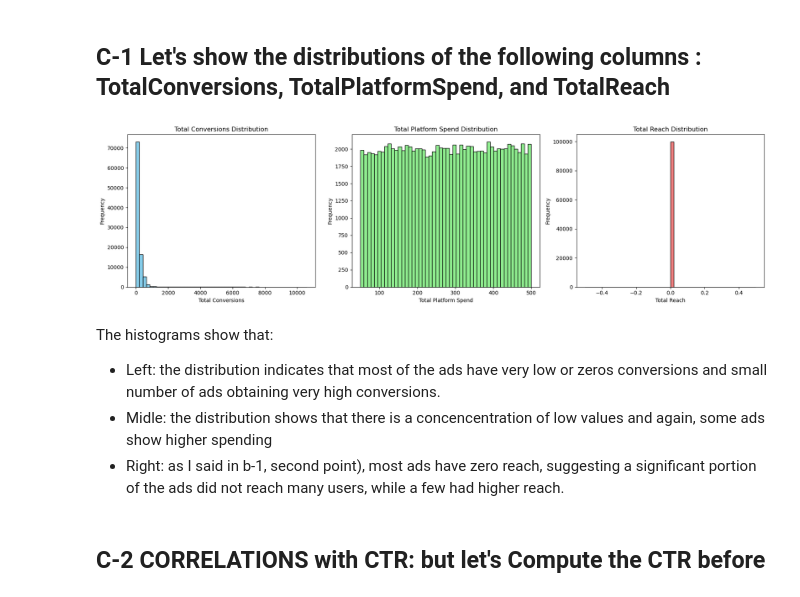
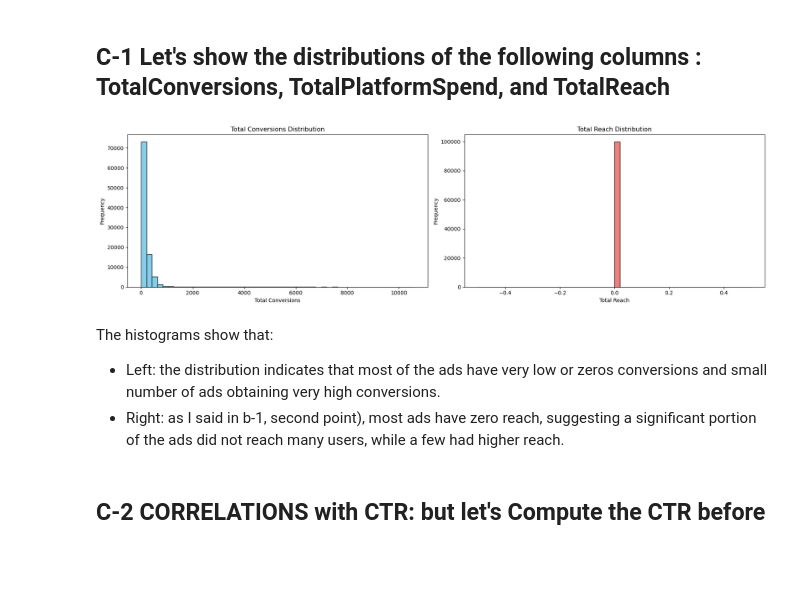
Before and after one commit to Ousmanepoid/CTR-prediction, a Jupyter notebook: CTR_use_case_ousmane_Diop.ipynb, the cells around one changed output. Drawn from its saved outputs; the diff is of its cells as text; code cells hidden in the pictures; blank space fills up the shorter version.

```diff
--- a/CTR_use_case_ousmane_Diop.ipynb
+++ b/CTR_use_case_ousmane_Diop.ipynb
@@ -191,36 +191,30 @@ Series([], dtype: float64)
 # %%
 import matplotlib.pyplot as plt
 
-fig, axes = plt.subplots(1, 3, figsize=(18, 5))
+fig, axes = plt.subplots(1, 2, figsize=(18, 5))
 
 # Total Conversions distribution
 axes[0].hist(data['TotalConversions'], bins=50, color='skyblue', edgecolor='black')
 axes[0].set_title('Total Conversions Distribution')
 axes[0].set_xlabel('Total Conversions')
 axes[0].set_ylabel('Frequency')
 
-# Total Platform Spend distribution
-axes[1].hist(data['TotalPlatformSpend'], bins=50, color='lightgreen', edgecolor='black')
-axes[1].set_title('Total Platform Spend Distribution')
-axes[1].set_xlabel('Total Platform Spend')
-axes[1].set_ylabel('Frequency')
 
 # Total Reach distribution
-axes[2].hist(data['TotalReach'], bins=50, color='lightcoral', edgecolor='black')
-axes[2].set_title('Total Reach Distribution')
-axes[2].set_xlabel('Total Reach')
-axes[2].set_ylabel('Frequency')
+axes[1].hist(data['TotalReach'], bins=50, color='lightcoral', edgecolor='black')
+axes[1].set_title('Total Reach Distribution')
+axes[1].set_xlabel('Total Reach')
+axes[1].set_ylabel('Frequency')
 
 # Show the plot
 plt.tight_layout()
 plt.show()
 # %% [output]
-[figure, old version]
+[figure, new version]
 # %% [markdown]
 The histograms show that:
 
 * Left: the distribution indicates that most of the ads have very low or zeros conversions and small number of ads obtaining very high conversions.
-* Midle: the distribution shows that there is a concencentration of low values and again, some ads show higher spending
 * Right: as I said in b-1, second point), most ads have zero reach, suggesting a significant portion of the ads did not reach many users, while a few had higher reach.
 # %% [markdown]
 ## C-2 CORRELATIONS with CTR: but let's Compute the CTR before
```
Also changed, not shown: parts of 3 cells of this notebook.
